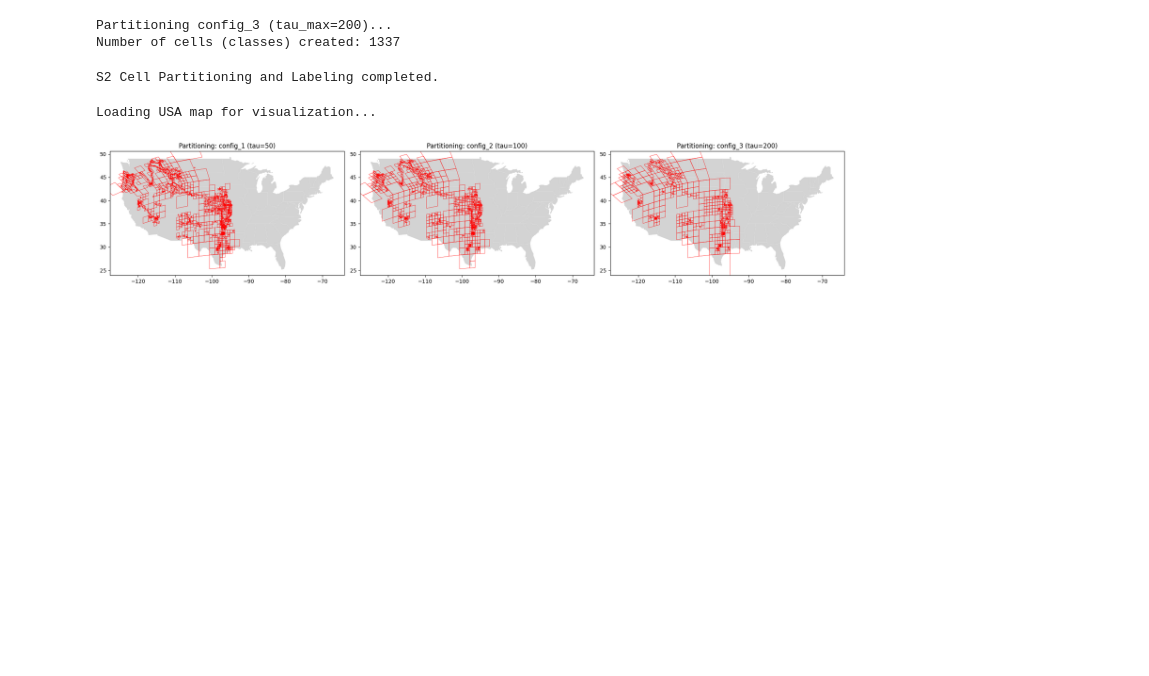
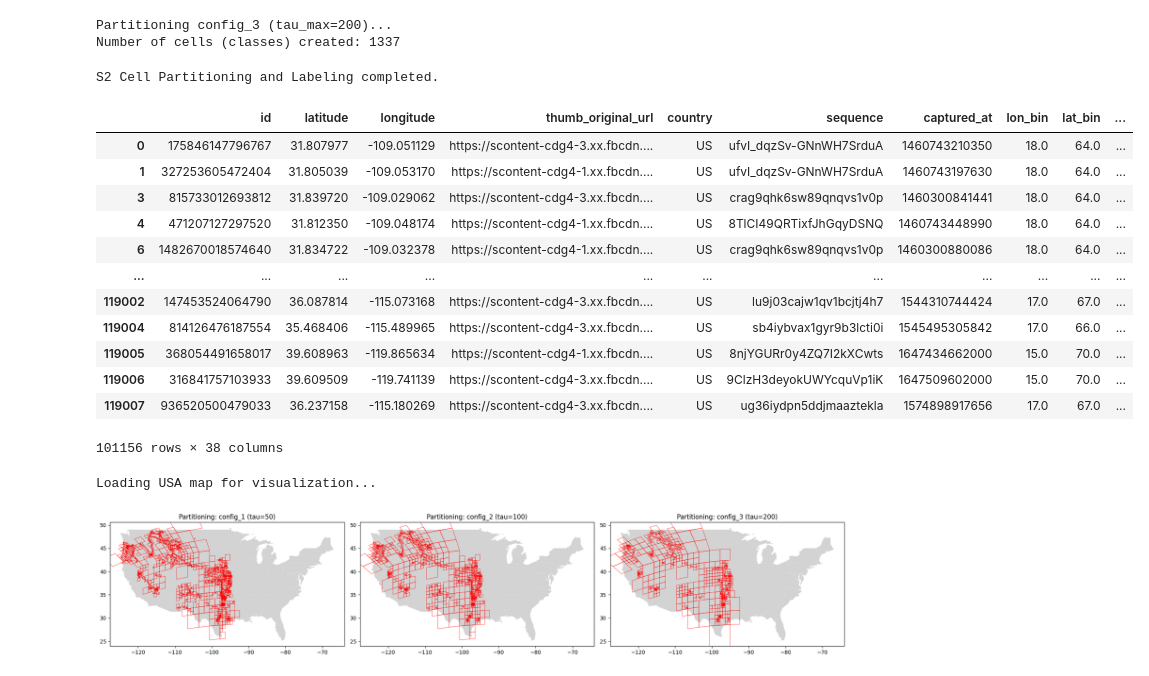
Before and after one commit to MatteoCamillo-code/GeoLoc-CVCS, a Jupyter notebook: src/notebooks/s2_configuration.ipynb, the cells around one changed output. Saved outputs shown, nothing was run; the diff lists cells and outputs as text; code cells hidden in the pictures; blank space fills up the shorter version.

```diff
--- a/src/notebooks/s2_configuration.ipynb
+++ b/src/notebooks/s2_configuration.ipynb
@@ -89,6 +89,22 @@ Number of cells (classes) created: 2509
 Partitioning config_3 (tau_max=200)...
 Number of cells (classes) created: 1337
 S2 Cell Partitioning and Labeling completed.
+# %%
+df_train
+# %% [output]
+|  | id | latitude | longitude | thumb_original_url | country | sequence | captured_at | lon_bin | lat_bin | ... |
+| 0 | 175846147796767 | 31.807977 | -109.051129 | https://scontent-cdg4-3.xx.fbcdn.... | US | ufvI_dqzSv-GNnWH7SrduA | 1460743210350 | 18.0 | 64.0 | ... |
+| 1 | 327253605472404 | 31.805039 | -109.053170 | https://scontent-cdg4-1.xx.fbcdn.... | US | ufvI_dqzSv-GNnWH7SrduA | 1460743197630 | 18.0 | 64.0 | ... |
+| 3 | 815733012693812 | 31.839720 | -109.029062 | https://scontent-cdg4-3.xx.fbcdn.... | US | crag9qhk6sw89qnqvs1v0p | 1460300841441 | 18.0 | 64.0 | ... |
+| 4 | 471207127297520 | 31.812350 | -109.048174 | https://scontent-cdg4-1.xx.fbcdn.... | US | 8TlCI49QRTixfJhGqyDSNQ | 1460743448990 | 18.0 | 64.0 | ... |
+| 6 | 1482670018574640 | 31.834722 | -109.032378 | https://scontent-cdg4-1.xx.fbcdn.... | US | crag9qhk6sw89qnqvs1v0p | 1460300880086 | 18.0 | 64.0 | ... |
+| ... | ... | ... | ... | ... | ... | ... | ... | ... | ... | ... |
+| 119002 | 147453524064790 | 36.087814 | -115.073168 | https://scontent-cdg4-3.xx.fbcdn.... | US | lu9j03cajw1qv1bcjtj4h7 | 1544310744424 | 17.0 | 67.0 | ... |
+| 119004 | 814126476187554 | 35.468406 | -115.489965 | https://scontent-cdg4-3.xx.fbcdn.... | US | sb4iybvax1gyr9b3lcti0i | 1545495305842 | 17.0 | 66.0 | ... |
+| 119005 | 368054491658017 | 39.608963 | -119.865634 | https://scontent-cdg4-1.xx.fbcdn.... | US | 8njYGURr0y4ZQ7I2kXCwts | 1647434662000 | 15.0 | 70.0 | ... |
+| 119006 | 316841757103933 | 39.609509 | -119.741139 | https://scontent-cdg4-3.xx.fbcdn.... | US | 9ClzH3deyokUWYcquVp1iK | 1647509602000 | 15.0 | 70.0 | ... |
+| 119007 | 936520500479033 | 36.237158 | -115.180269 | https://scontent-cdg4-3.xx.fbcdn.... | US | ug36iydpn5ddjmaaztekla | 1574898917656 | 17.0 | 67.0 | ... |
+101156 rows × 38 columns
 # %%
 # --- 5. VISUALIZATION: S2 CELL GRID ---
 print("Loading USA map for visualization...")
```
Also changed, not shown: parts of 5 cells of this notebook, 13 other files.
